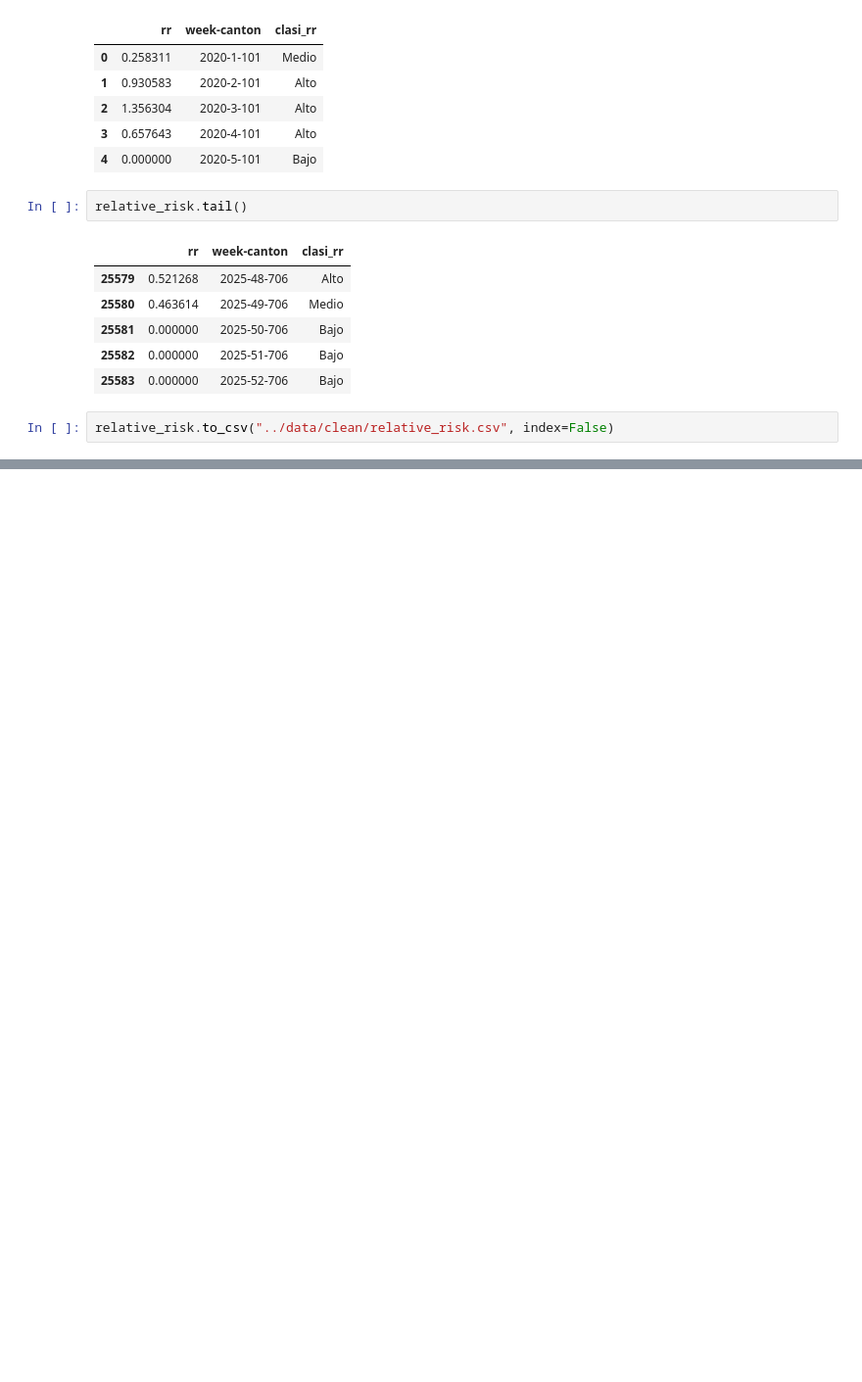
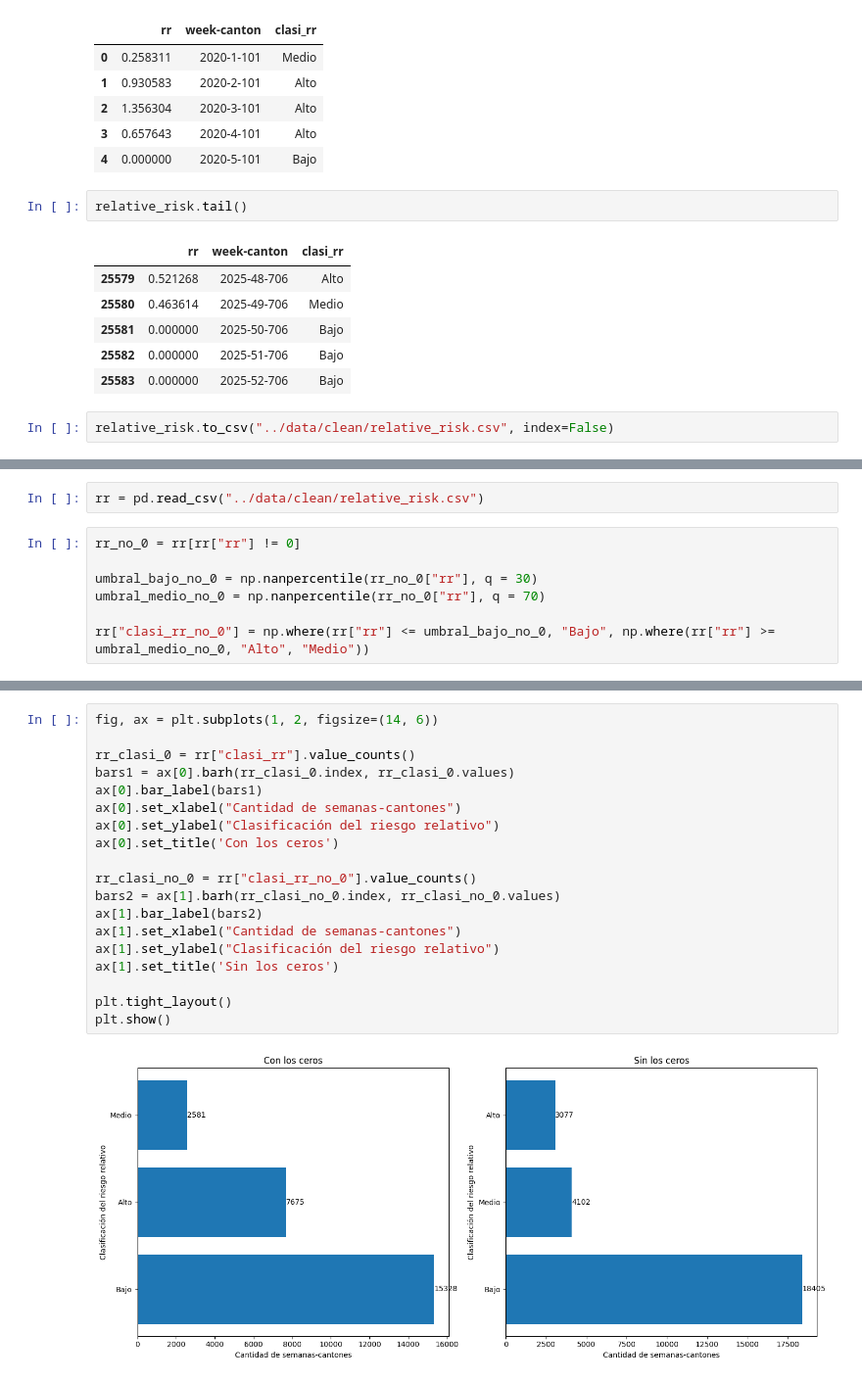
Before and after one commit to artisticlimon/dengue-model, a Jupyter notebook: processing/relative_risk.ipynb, the cells around one changed output, grey strips where cells are left out. Shown at 98% size. Cells and saved outputs as stored; diff of their text form; blank space fills up the shorter version.

```diff
--- a/processing/relative_risk.ipynb
+++ b/processing/relative_risk.ipynb
@@ -198,0 +206,9 @@ relative_risk.to_csv("../data/clean/relative_risk.csv", index=False)
+# %%
+rr = pd.read_csv("../data/clean/relative_risk.csv")
+# %%
+rr_no_0 = rr[rr["rr"] != 0]
+
+umbral_bajo_no_0 = np.nanpercentile(rr_no_0["rr"], q = 30)
+umbral_medio_no_0 = np.nanpercentile(rr_no_0["rr"], q = 70)
+
+rr["clasi_rr_no_0"] = np.where(rr["rr"] <= umbral_bajo_no_0, "Bajo", np.where(rr["rr"] >= umbral_medio_no_0, "Alto", "Medio"))
@@ -198,0 +251,21 @@ relative_risk.to_csv("../data/clean/relative_risk.csv", index=False)
+# %%
+fig, ax = plt.subplots(1, 2, figsize=(14, 6))
+
+rr_clasi_0 = rr["clasi_rr"].value_counts()
+bars1 = ax[0].barh(rr_clasi_0.index, rr_clasi_0.values)
+ax[0].bar_label(bars1)
+ax[0].set_xlabel("Cantidad de semanas-cantones")
+ax[0].set_ylabel("Clasificación del riesgo relativo")
+ax[0].set_title('Con los ceros')
+
+rr_clasi_no_0 = rr["clasi_rr_no_0"].value_counts()
+bars2 = ax[1].barh(rr_clasi_no_0.index, rr_clasi_no_0.values)
+ax[1].bar_label(bars2)
+ax[1].set_xlabel("Cantidad de semanas-cantones")
+ax[1].set_ylabel("Clasificación del riesgo relativo")
+ax[1].set_title('Sin los ceros')
+
+plt.tight_layout()
+plt.show()
+# %% [output]
+[figure, added]
```
Also changed, not shown: parts of 12 cells of this notebook, 1 other file.
